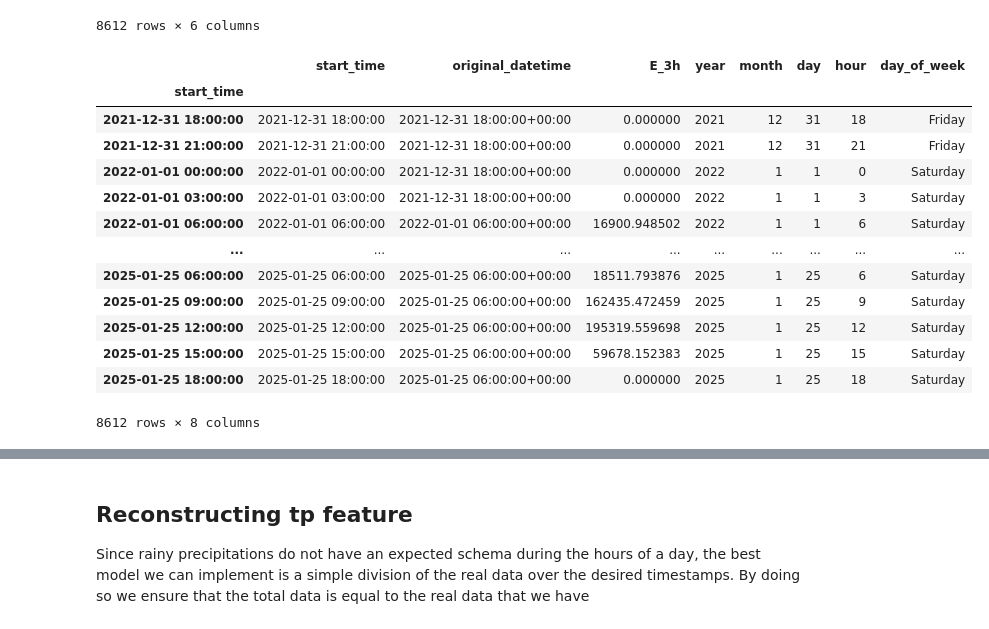
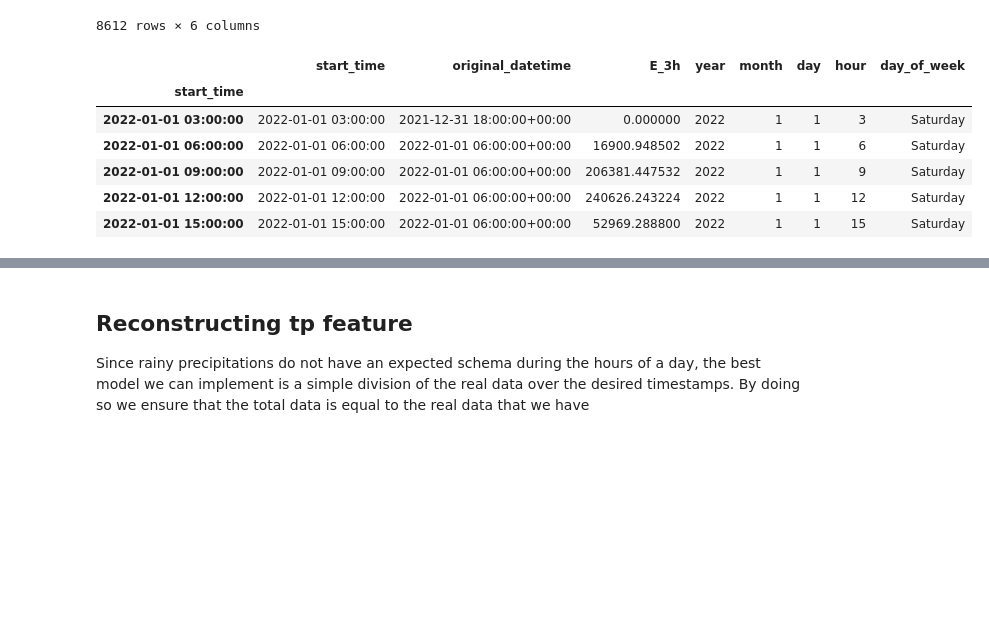
Before and after one commit to jonathancavallin/LCP_B_Project_REDIS, a Jupyter notebook: VAE_input_maker.ipynb, the cells around one changed output, grey strips where cells are left out. Saved outputs shown, nothing was run; the diff lists cells and outputs as text; code cells hidden in the pictures; blank space fills up the shorter version.

```diff
--- a/VAE_input_maker.ipynb
+++ b/VAE_input_maker.ipynb
@@ -299,35 +299,28 @@ new_solar
 # %%
 new_solar = pd.read_csv(f'output/{sel_zone}_solar_augmented.csv')
 new_solar = new_solar[['start_time','original_datetime','E_3h']]
 new_solar['start_time'] = pd.to_datetime(new_solar['start_time'])  # allow tz-aware
 
 # remove timezone info
 new_solar['start_time'] = new_solar['start_time'].apply(lambda x: x.tz_localize(None) if x.tzinfo is not None else x)
 
 # retrieve time info
 new_solar.index = new_solar['start_time']
 new_solar['year'] = new_solar.index.year
 new_solar['month'] = new_solar.index.month
 new_solar['day'] = new_solar.index.day
 new_solar['hour'] = new_solar.index.hour
 new_solar['day_of_week'] = new_solar.index.day_name()
 
-new_solar
+new_solar[3:8]
 # %% [output]
 |  | start_time | original_datetime | E_3h | year | month | day | hour | day_of_week |
 | start_time |  |  |  |  |  |  |  |  |
-| 2021-12-31 18:00:00 | 2021-12-31 18:00:00 | 2021-12-31 18:00:00+00:00 | 0.000000 | 2021 | 12 | 31 | 18 | Friday |
-| 2021-12-31 21:00:00 | 2021-12-31 21:00:00 | 2021-12-31 18:00:00+00:00 | 0.000000 | 2021 | 12 | 31 | 21 | Friday |
-| 2022-01-01 00:00:00 | 2022-01-01 00:00:00 | 2021-12-31 18:00:00+00:00 | 0.000000 | 2022 | 1 | 1 | 0 | Saturday |
 | 2022-01-01 03:00:00 | 2022-01-01 03:00:00 | 2021-12-31 18:00:00+00:00 | 0.000000 | 2022 | 1 | 1 | 3 | Saturday |
 | 2022-01-01 06:00:00 | 2022-01-01 06:00:00 | 2022-01-01 06:00:00+00:00 | 16900.948502 | 2022 | 1 | 1 | 6 | Saturday |
-| ... | ... | ... | ... | ... | ... | ... | ... | ... |
-| 2025-01-25 06:00:00 | 2025-01-25 06:00:00 | 2025-01-25 06:00:00+00:00 | 18511.793876 | 2025 | 1 | 25 | 6 | Saturday |
-| 2025-01-25 09:00:00 | 2025-01-25 09:00:00 | 2025-01-25 06:00:00+00:00 | 162435.472459 | 2025 | 1 | 25 | 9 | Saturday |
-| 2025-01-25 12:00:00 | 2025-01-25 12:00:00 | 2025-01-25 06:00:00+00:00 | 195319.559698 | 2025 | 1 | 25 | 12 | Saturday |
-| 2025-01-25 15:00:00 | 2025-01-25 15:00:00 | 2025-01-25 06:00:00+00:00 | 59678.152383 | 2025 | 1 | 25 | 15 | Saturday |
-| 2025-01-25 18:00:00 | 2025-01-25 18:00:00 | 2025-01-25 06:00:00+00:00 | 0.000000 | 2025 | 1 | 25 | 18 | Saturday |
+| 2022-01-01 09:00:00 | 2022-01-01 09:00:00 | 2022-01-01 06:00:00+00:00 | 206381.447532 | 2022 | 1 | 1 | 9 | Saturday |
+| 2022-01-01 12:00:00 | 2022-01-01 12:00:00 | 2022-01-01 06:00:00+00:00 | 240626.243224 | 2022 | 1 | 1 | 12 | Saturday |
+| 2022-01-01 15:00:00 | 2022-01-01 15:00:00 | 2022-01-01 06:00:00+00:00 | 52969.288800 | 2022 | 1 | 1 | 15 | Saturday |
-8612 rows × 8 columns
 # %%
 sel_solar = new_solar
 sel_solar['solar'] = sel_solar['E_3h']
```
Also changed, not shown: parts of 5 cells of this notebook.
